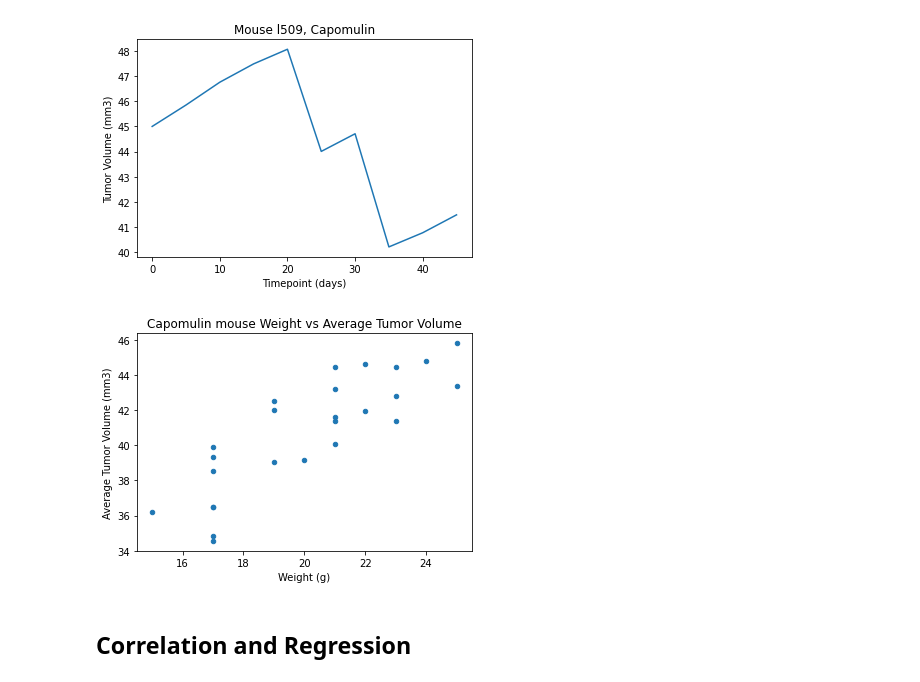
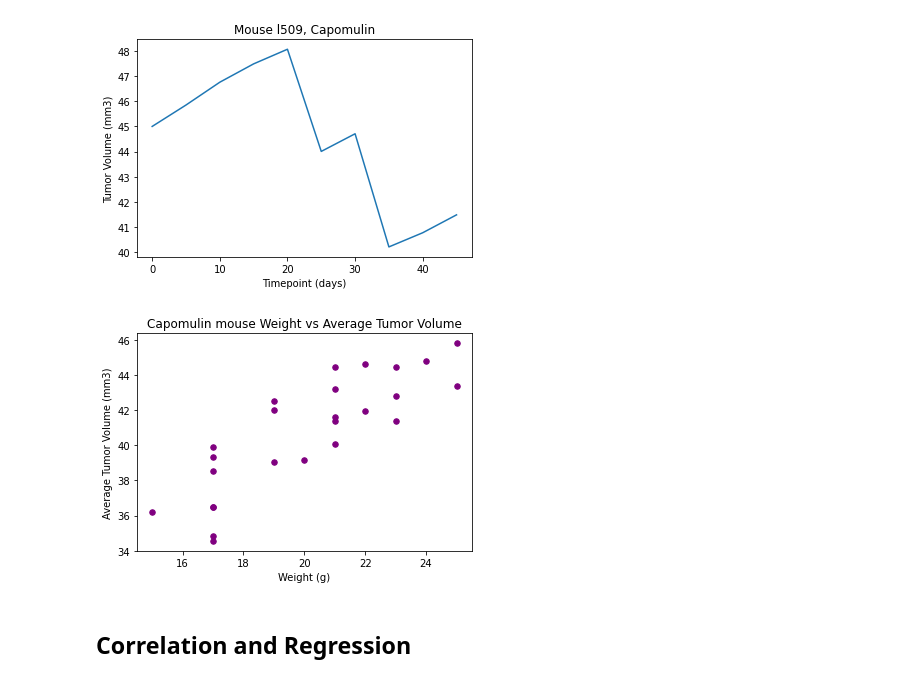
Before and after one commit to zachaa/matplotlib-challenge, a Jupyter notebook: Pymaceuticals/pymaceuticals.ipynb, the cells around one changed output. Drawn from its saved outputs; the diff is of its cells as text; code cells hidden in the pictures.

```diff
--- a/Pymaceuticals/pymaceuticals.ipynb
+++ b/Pymaceuticals/pymaceuticals.ipynb
@@ -266,15 +267,16 @@ single_mouse_plot = single_mouse_plot.set(xlabel="Timepoint (days)", ylabel="Tum
 # %%
 # Generate a scatter plot of average tumor volume vs. mouse weight for the Capomulin regimen
 
 capomulin_mice_average_weight = capomulin_mice.groupby(["Mouse ID"])\
                                               .agg({"Tumor Volume (mm3)": "mean",
                                                     "Weight (g)": "first"})\
                                               .rename(columns={"Tumor Volume (mm3)": "Average Tumor Volume (mm3)"})
 mice_scatter_plot = capomulin_mice_average_weight.plot.scatter(x="Weight (g)",
                                                                y="Average Tumor Volume (mm3)",
-                                                               title="Capomulin mouse Weight vs Average Tumor Volume")
+                                                               title="Capomulin mouse Weight vs Average Tumor Volume",
+                                                               c='purple', s=30)
 # %% [output]
-[figure, old version]
+[figure, new version]
 # %% [markdown]
 ## Correlation and Regression
 # %%
```
Also changed, not shown: parts of 4 cells of this notebook.
